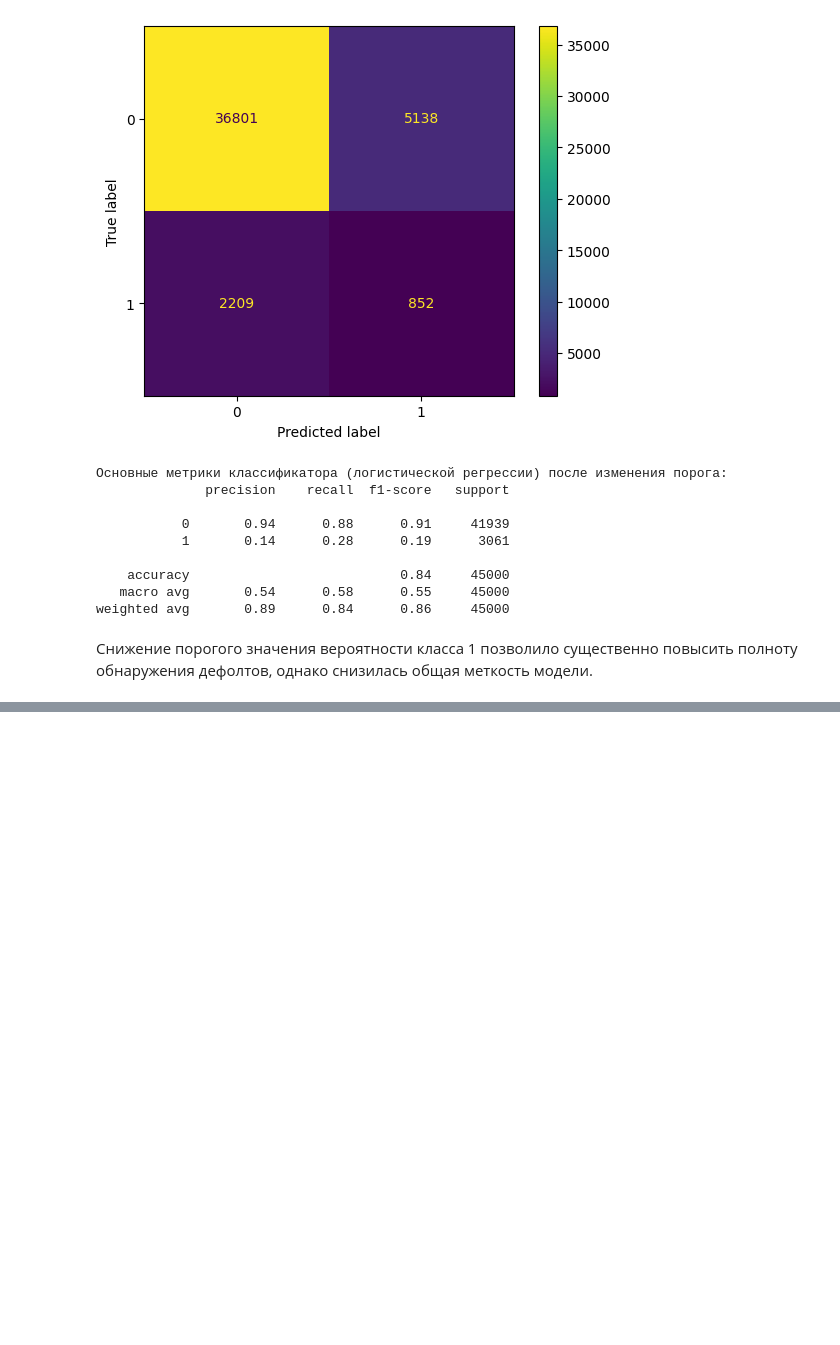
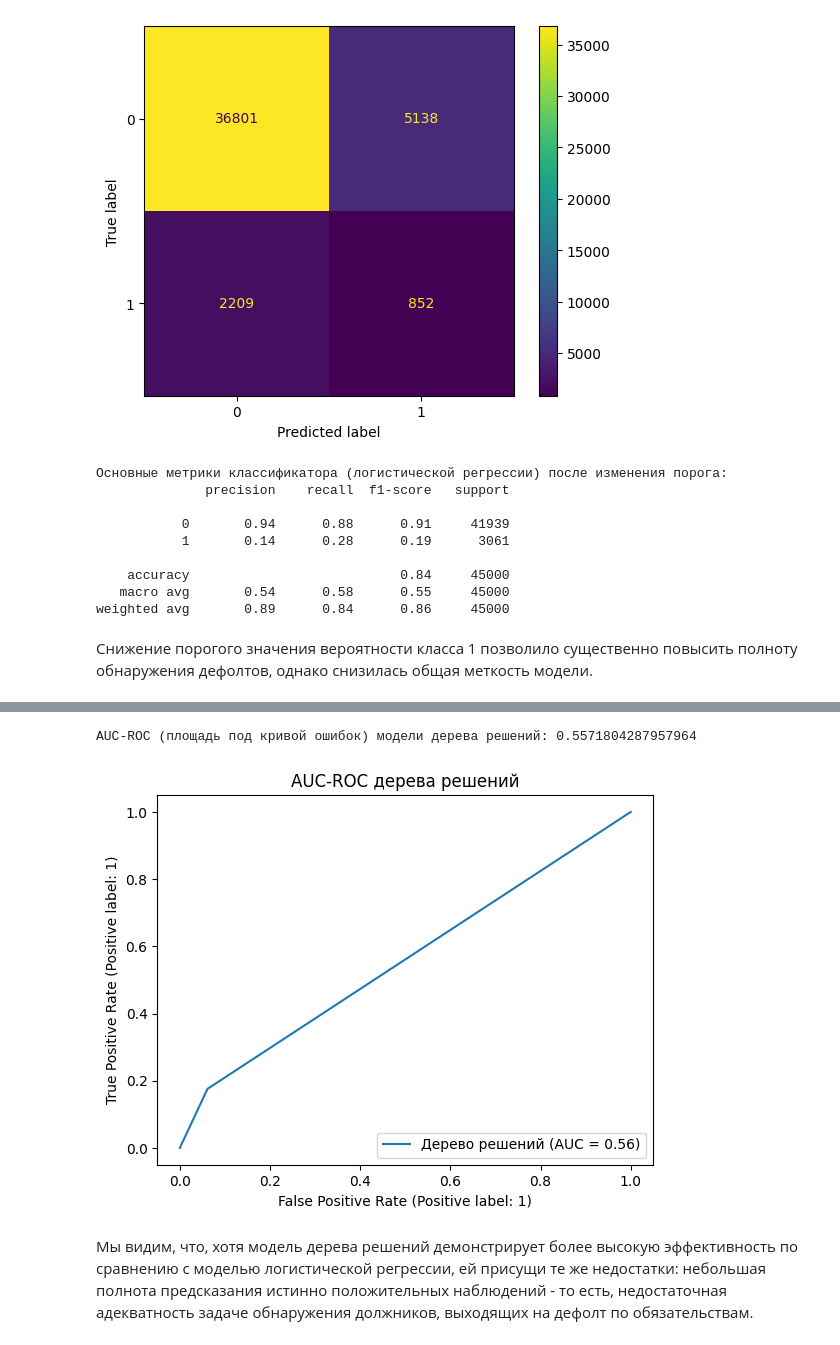
Before and after one commit to mikhpo/ds-for-non-ds, a Jupyter notebook: notebooks/credit_scoring.ipynb, the cells around one changed output, grey strips where cells are left out. Saved outputs shown, nothing was run; the diff lists cells and outputs as text; code cells hidden in the pictures; blank space fills up the shorter version.

```diff
--- a/notebooks/credit_scoring.ipynb
+++ b/notebooks/credit_scoring.ipynb
@@ -652,0 +756,15 @@ weighted avg       0.89      0.84      0.86     45000
+# %%
+decision_tree_roc_auc = roc_auc_score(y_test, decision_tree_predictions)
+print(f"AUC-ROC (площадь под кривой ошибок) модели дерева решений: {decision_tree_roc_auc}")
+RocCurveDisplay.from_predictions(
+    y_test,
+    decision_tree_predictions,
+    name="Дерево решений",
+)
+plt.title("AUC-ROC дерева решений")
+plt.show()
+# %% [output]
+AUC-ROC (площадь под кривой ошибок) модели дерева решений: 0.5571804287957964
+[figure, added]
+# %% [markdown]
+Мы видим, что, хотя модель дерева решений демонстрирует более высокую эффективность по сравнению с моделью логистической регрессии, ей присущи те же недостатки: небольшая полнота предсказания истинно положительных наблюдений - то есть, недостаточная адекватность задаче обнаружения должников, выходящих на дефолт по обязательствам.
```
Also changed, not shown: parts of 25 cells of this notebook.
